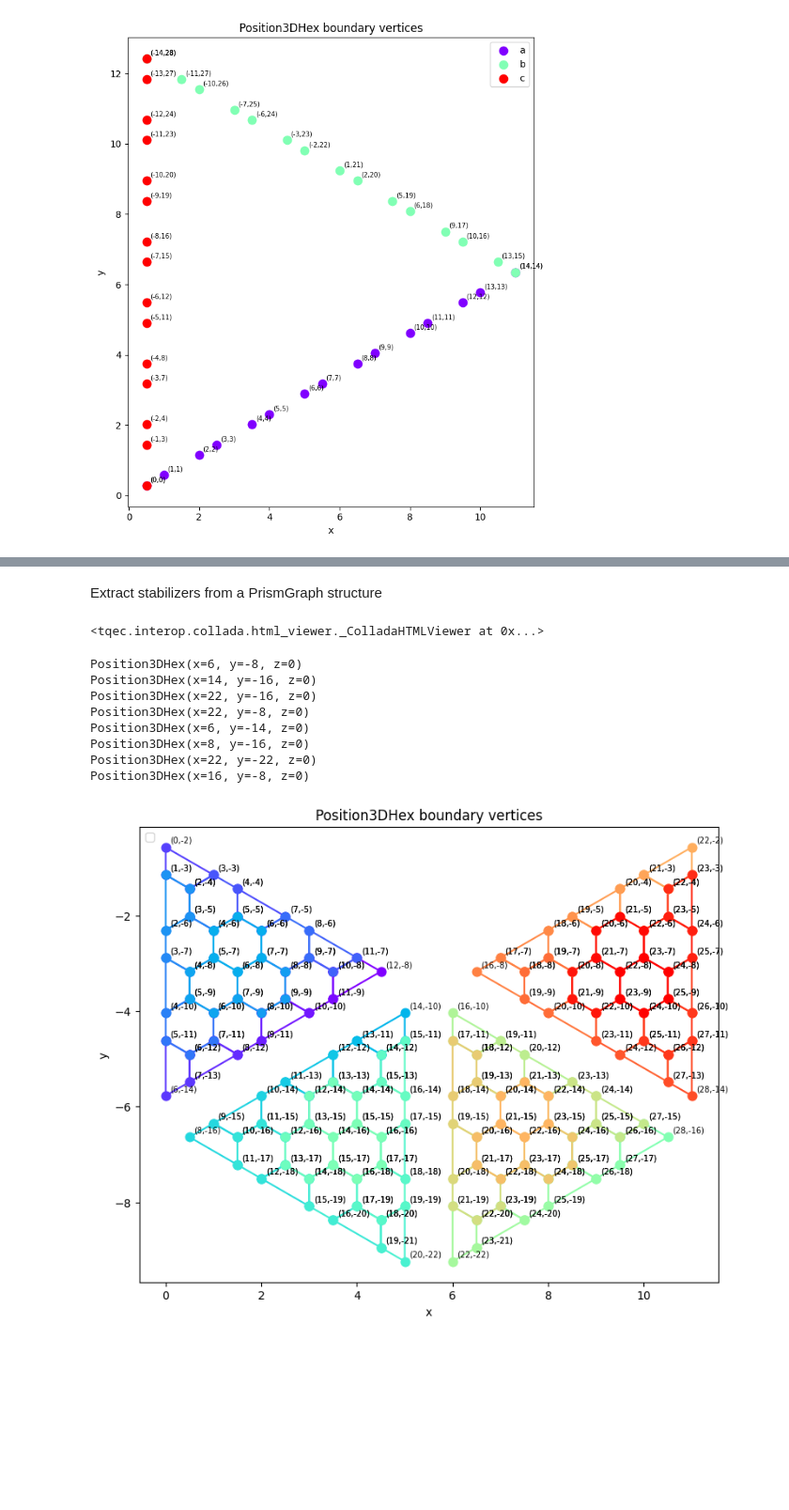
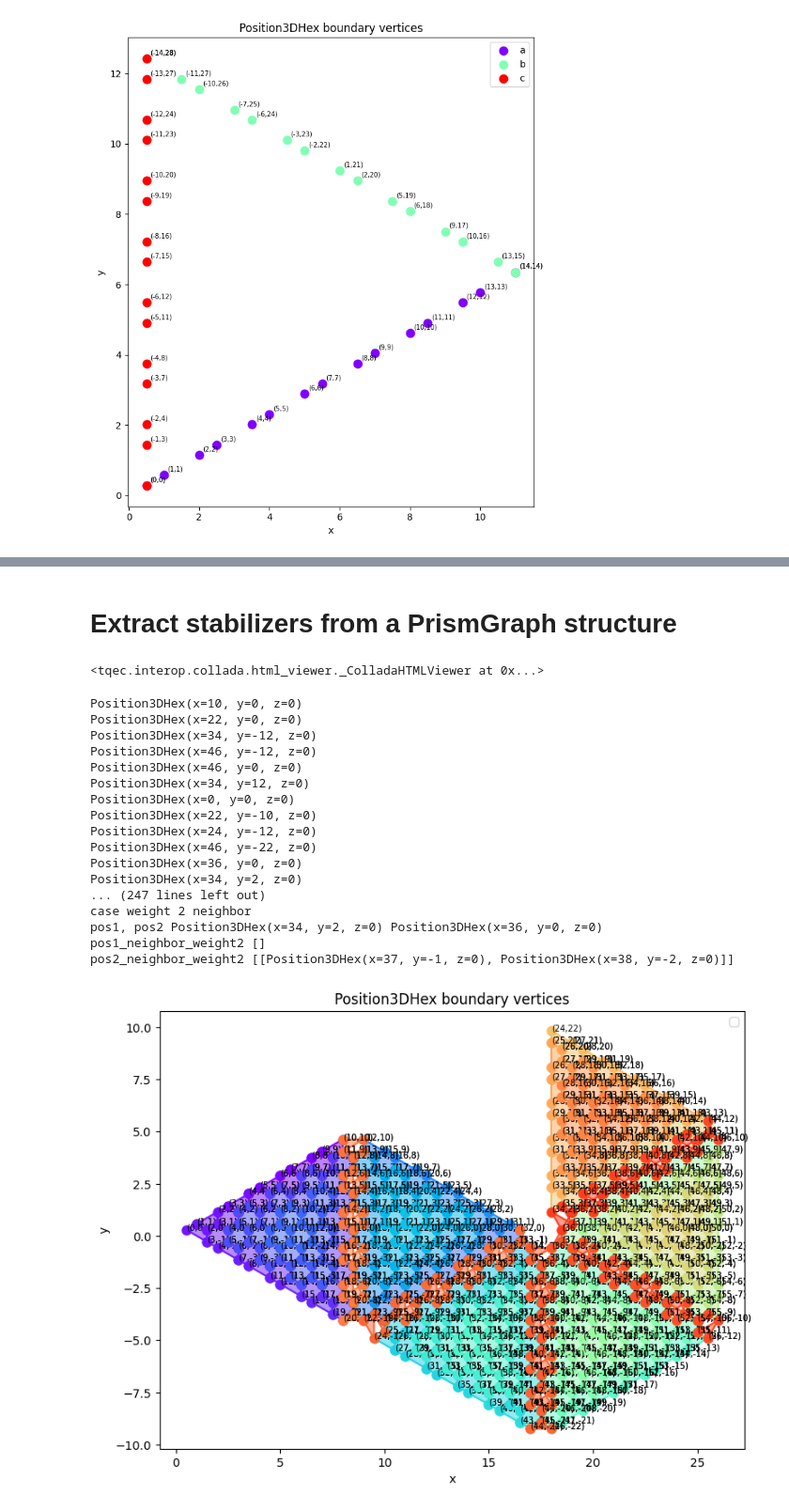
Before and after one commit to LSHerzog/tqec, a Jupyter notebook: temp-laura/stabilizer_test_260308.ipynb, the cells around one changed output, grey strips where cells are left out. Shown at 94% size. Saved outputs shown, nothing was run; the diff lists cells and outputs as text; code cells hidden in the pictures; blank space fills up the shorter version.

Commit message:
:sparkles: :bug: draft for boundary opeators, fixed bug in patch_stabilizers that led to holes in the patch

```diff
--- a/temp-laura/stabilizer_test_260308.ipynb
+++ b/temp-laura/stabilizer_test_260308.ipynb
@@ -83,10 +118,10 @@ print(plaqs)
 # %% [output]
 [[Position3DHex(x=2, y=2, z=0), Position3DHex(x=3, y=3, z=0), Position3DHex(x=4, y=2, z=0), Position3DHex(x=5, y=1, z=0), Position3DHex(x=4, y=0, z=0), Position3DHex(x=3, y=1, z=0)], [Position3DHex(x= ...
 # %%
-#plot_position_dict(dct, plaqs)
-i=2
-plot_position_dict(dct, [plaqs[i]])
+plot_position_dict(dct, plaqs)
+#i=2
+#plot_position_dict(dct, [plaqs[i]])
 
-for pos in plaqs[i]:
-    print(ZXPrism.check_within_bdrys(pos, dct, d))
+#for pos in plaqs[i]:
+    #print(ZXPrism.check_within_bdrys(pos, dct, d))
 # %% [output]
@@ -155,2 +186,2 @@ plot_position_dict(dct, stabilizers, star_op)
 # %% [markdown]
-Extract stabilizers from a PrismGraph structure
+# Extract stabilizers from a PrismGraph structure
@@ -162,20 +189,17 @@ from tqec.computation.prism_graph import PrismGraph
 g = PrismGraph("Id")
 
 prisms = [
-    #(Position3DHex(0, 0, 0), "PORT", "in"),
+    (Position3DHex(0, 0, 0), "PORT", "in"),
     (Position3DHex(1, 1, 0), "ZZ", ""),
     (Position3DHex(2, 0, 0), "ZZ", ""),
     (Position3DHex(3, 1, 0), "ZZ", ""),
     (Position3DHex(2, 2, 0), "ZZ", ""),
-    #(Position3DHex(1, 3, 0), "PORT", "out"),
+    (Position3DHex(1, 3, 0), "PORT", "out"),
 ]
 
 for pos, kind, label in prisms:
     g.add_prism(pos, kind, label)
 # %%
-#pipe_kind = PrismPipeKind(hor = BasisPrism.Z, ver = BasisPrism.X)
-#g.add_pipe(prisms[0][0], prisms[1][0], pipe_kind)
-
 pipe_kind = PrismPipeKind(hor = BasisPrism.Z, ver = BasisPrism.X)
 g.add_pipe(prisms[0][0], prisms[1][0], pipe_kind)
 
@@ -185,26 +209,38 @@ g.add_pipe(prisms[1][0], prisms[2][0], pipe_kind)
 pipe_kind = PrismPipeKind(hor = BasisPrism.Z, ver = BasisPrism.X)
 g.add_pipe(prisms[2][0], prisms[3][0], pipe_kind)
 
-#pipe_kind = PrismPipeKind(hor = BasisPrism.Z, ver = BasisPrism.X)
-#g.add_pipe(prisms[4][0], prisms[5][0], pipe_kind)
+pipe_kind = PrismPipeKind(hor = BasisPrism.Z, ver = BasisPrism.X)
+g.add_pipe(prisms[3][0], prisms[4][0], pipe_kind)
+
+pipe_kind = PrismPipeKind(hor = BasisPrism.Z, ver = BasisPrism.X)
+g.add_pipe(prisms[4][0], prisms[5][0], pipe_kind)
 # %%
 g.view_as_html()
 # %% [output]
 <tqec.interop.collada.html_viewer._ColladaHTMLViewer at 0x...>
 # %%
 z=0
-d=7
-stabs = g.stabilizers_timeslice(z,d)
+d=11
+stabs_x, stabs_z, allweight2, dct_others = g.stabilizers_timeslice(z,d)
 # %% [output]
-Position3DHex(x=6, y=-8, z=0)
-Position3DHex(x=14, y=-16, z=0)
-Position3DHex(x=22, y=-16, z=0)
-Position3DHex(x=22, y=-8, z=0)
-Position3DHex(x=6, y=-14, z=0)
-Position3DHex(x=8, y=-16, z=0)
-Position3DHex(x=22, y=-22, z=0)
-Position3DHex(x=16, y=-8, z=0)
+Position3DHex(x=10, y=0, z=0)
+Position3DHex(x=22, y=0, z=0)
+Position3DHex(x=34, y=-12, z=0)
+Position3DHex(x=46, y=-12, z=0)
+Position3DHex(x=46, y=0, z=0)
+Position3DHex(x=34, y=12, z=0)
+Position3DHex(x=0, y=0, z=0)
+Position3DHex(x=22, y=-10, z=0)
+Position3DHex(x=24, y=-12, z=0)
+Position3DHex(x=46, y=-22, z=0)
+Position3DHex(x=36, y=0, z=0)
+Position3DHex(x=34, y=2, z=0)
+... (247 lines left out)
+case weight 2 neighbor
+pos1, pos2 Position3DHex(x=34, y=2, z=0) Position3DHex(x=36, y=0, z=0)
+pos1_neighbor_weight2 []
+pos2_neighbor_weight2 [[Position3DHex(x=37, y=-1, z=0), Position3DHex(x=38, y=-2, z=0)]]
 # %%
-plot_position_dict(None, stabs)
+plot_position_dict(None, stabs_x)
 # %% [output]
-[figure, old version]
+[figure, new version]
```
Also changed, not shown: parts of 28 cells of this notebook, 3 other files.
